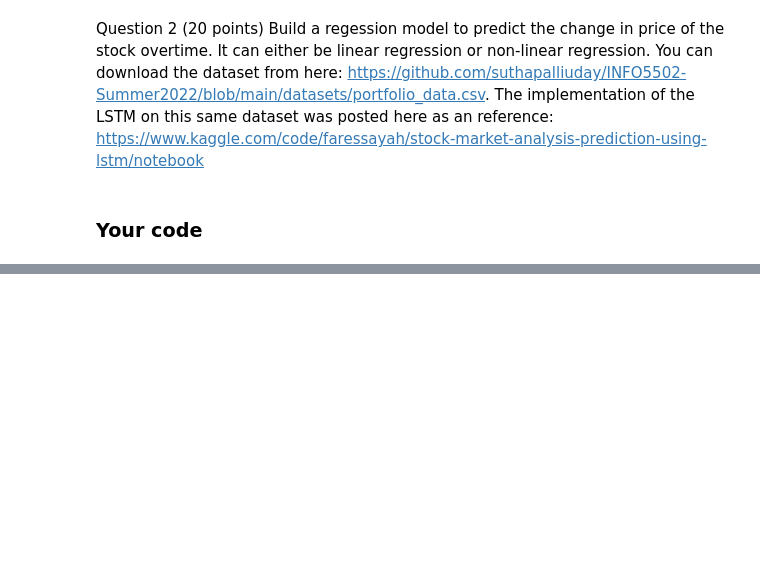
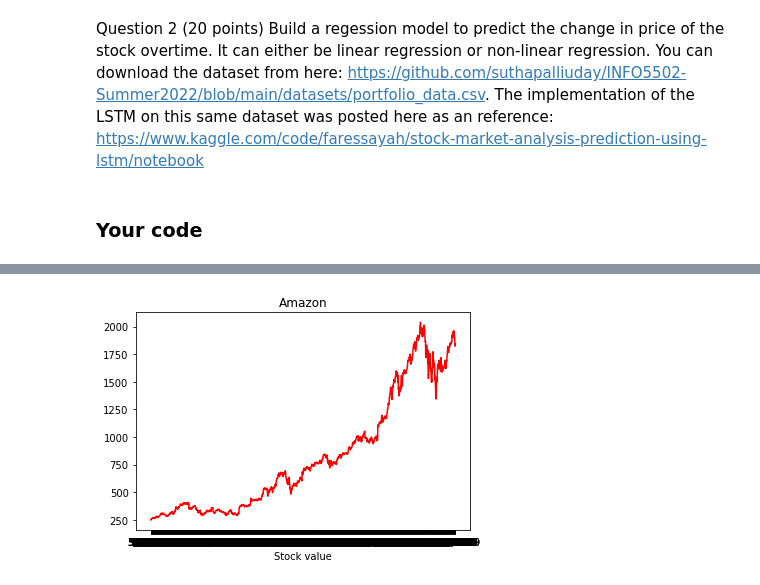
Before and after one commit to Revanthch/INFO-5502, a Jupyter notebook: lab_assignment_06.ipynb, the cells around one changed output, grey strips where cells are left out. Saved outputs shown, nothing was run; the diff lists cells and outputs as text; code cells hidden in the pictures; blank space fills up the shorter version.

```diff
--- a/lab_assignment_06.ipynb
+++ b/lab_assignment_06.ipynb
@@ -278,0 +277,7 @@ print(final_data.head(5))
+# %%
+### You code here:
+import pandas as pd
+import numpy as np
+import matplotlib.pyplot as plot
+second_df = pd.read_csv("https://raw.githubusercontent.com/suthapalliuday/INFO5502-Summer2022/main/datasets/portfolio_data.csv", header=0)
+second_df.describe()
@@ -278,0 +303,10 @@ print(final_data.head(5))
+# %%
+
+def plot_graph(stock_name, color, Company_name):
+  plot.plot(second_df['Date'],second_df[str(stock_name)], color=str(color))
+  plot.xlabel("Stock value")
+  plot.title(str(Company_name))
+# %%
+plot_graph("AMZN","red","Amazon")
+# %% [output]
+[figure, added]
```
Also changed, not shown: parts of 11 cells of this notebook.
